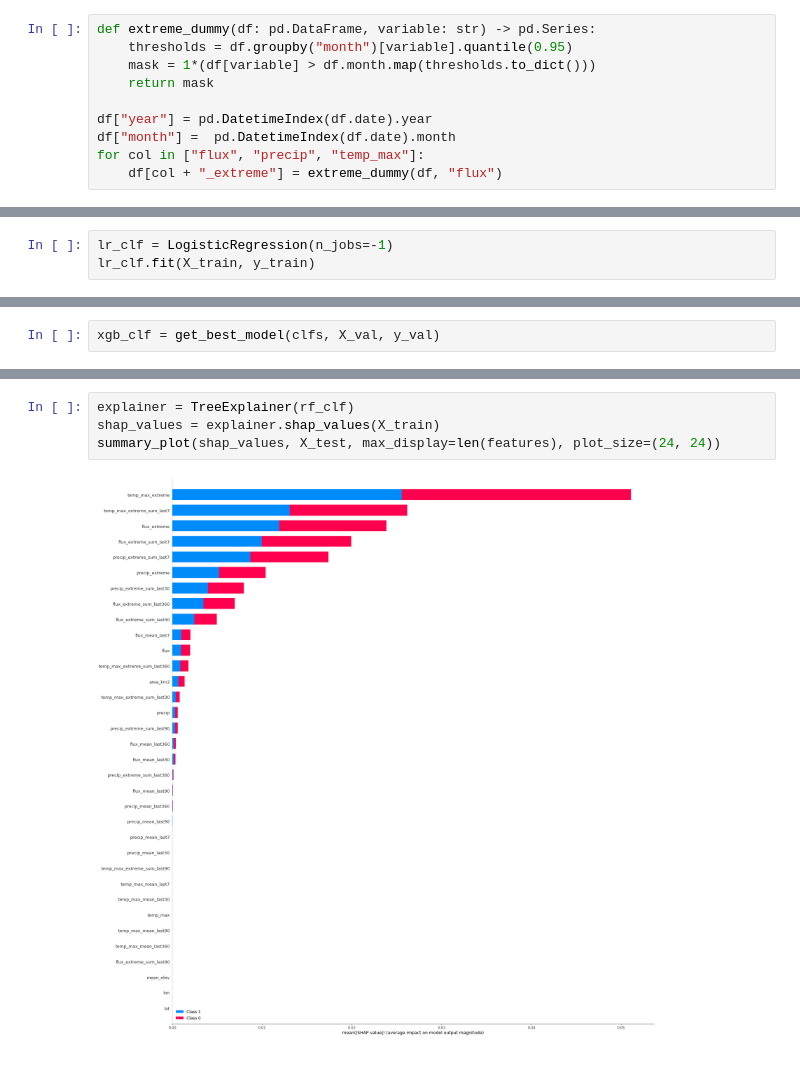
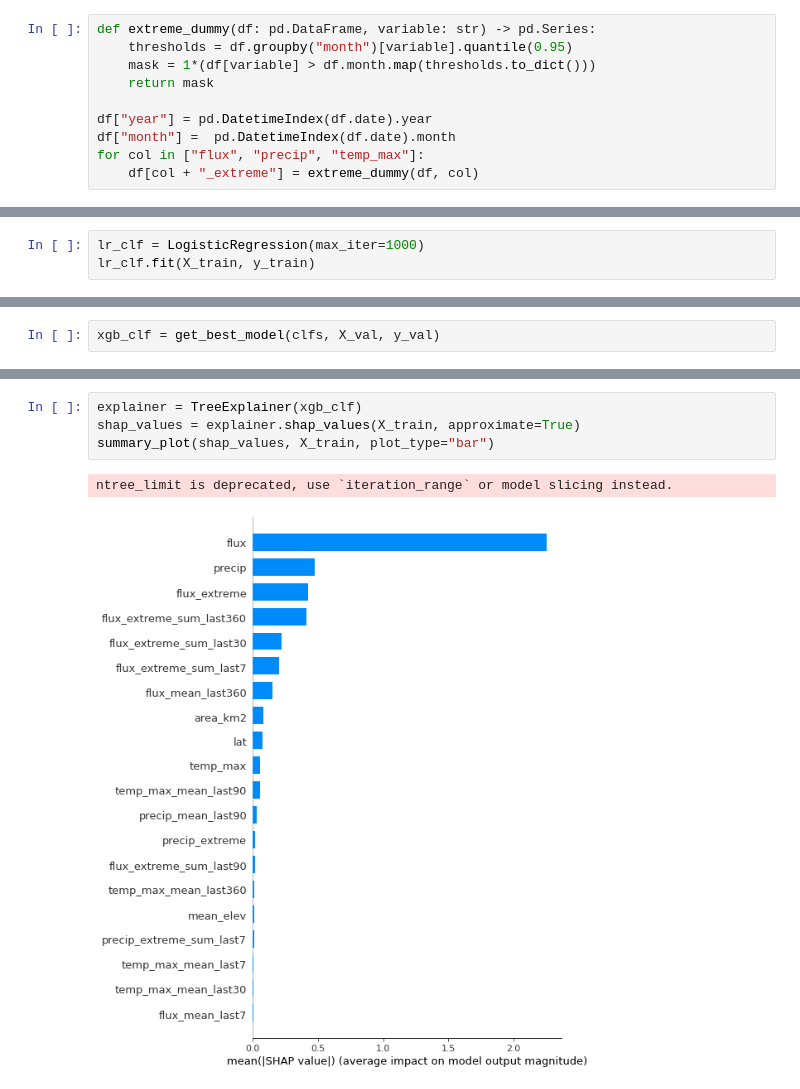
Before and after one commit to dgarridoa/spike, a Jupyter notebook: src/challenge_watershed.ipynb, the cells around one changed output, grey strips where cells are left out. Saved outputs shown, nothing was run; the diff lists cells and outputs as text.

Commit message:
fix: extreme variables creation

```diff
--- a/src/challenge_watershed.ipynb
+++ b/src/challenge_watershed.ipynb
@@ -342,7 +342,7 @@ def extreme_dummy(df: pd.DataFrame, variable: str) -> pd.Series:
 df["year"] = pd.DatetimeIndex(df.date).year
 df["month"] =  pd.DatetimeIndex(df.date).month
 for col in ["flux", "precip", "temp_max"]:
-    df[col + "_extreme"] = extreme_dummy(df, "flux")
+    df[col + "_extreme"] = extreme_dummy(df, col)
 # %% [markdown]
 ## Heterogeneity in `flux_extreme`
 
@@ -718,6 +718,6 @@ X_test, y_test = df[df.split == "test"][features], df[df.split == "test"]["targe
 # %% [markdown]
 ### Logistic Regression
 # %%
-lr_clf = LogisticRegression(n_jobs=-1)
+lr_clf = LogisticRegression(max_iter=1000)
 lr_clf.fit(X_train, y_train)
 # %% [output]
@@ -792,6 +792,7 @@ How was mencioned before a hierarchical time series could use better the histori
 # %%
-explainer = TreeExplainer(rf_clf)
-shap_values = explainer.shap_values(X_train)
-summary_plot(shap_values, X_test, max_display=len(features), plot_size=(24, 24))
+explainer = TreeExplainer(xgb_clf)
+shap_values = explainer.shap_values(X_train, approximate=True)
+summary_plot(shap_values, X_train, plot_type="bar")
 # %% [output]
+ntree_limit is deprecated, use `iteration_range` or model slicing instead.
-[figure, old version]
+[figure, new version]
```
Also changed, not shown: parts of 8 cells of this notebook.
